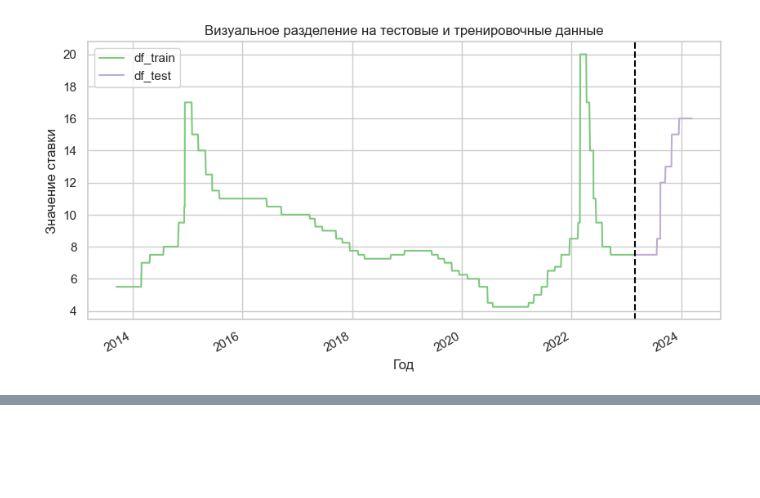
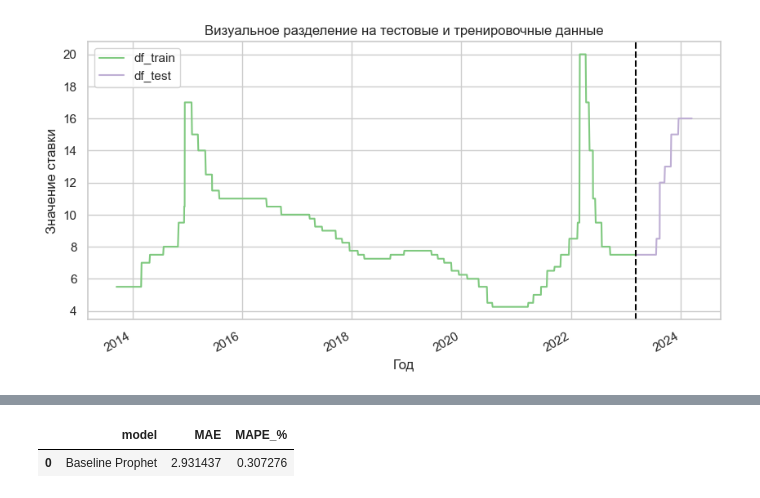
Before and after one commit to myxa95/01_Prediction_of_the_key_rate_in_the_Russian_Federation, a Jupyter notebook: notebooks/Parcer_CB_RF.ipynb, the cells around one changed output, grey strips where cells are left out. Cells and saved outputs as stored; diff of their text form; code cells hidden in the pictures; blank space fills up the shorter version.

```diff
--- a/notebooks/Parcer_CB_RF.ipynb
+++ b/notebooks/Parcer_CB_RF.ipynb
@@ -207,0 +210,6 @@ nsw_holidays.head(n=10)
+# %%
+metrics = get_metrics(y_test=df_test['y'], y_pred=predict['yhat'], name='Baseline Prophet')
+metrics
+# %% [output]
+|  | model | MAE | MAPE_% |
+| 0 | Baseline Prophet | 2.931437 | 0.307276 |
```
Also changed, not shown: parts of 13 cells of this notebook, 1 other file.
